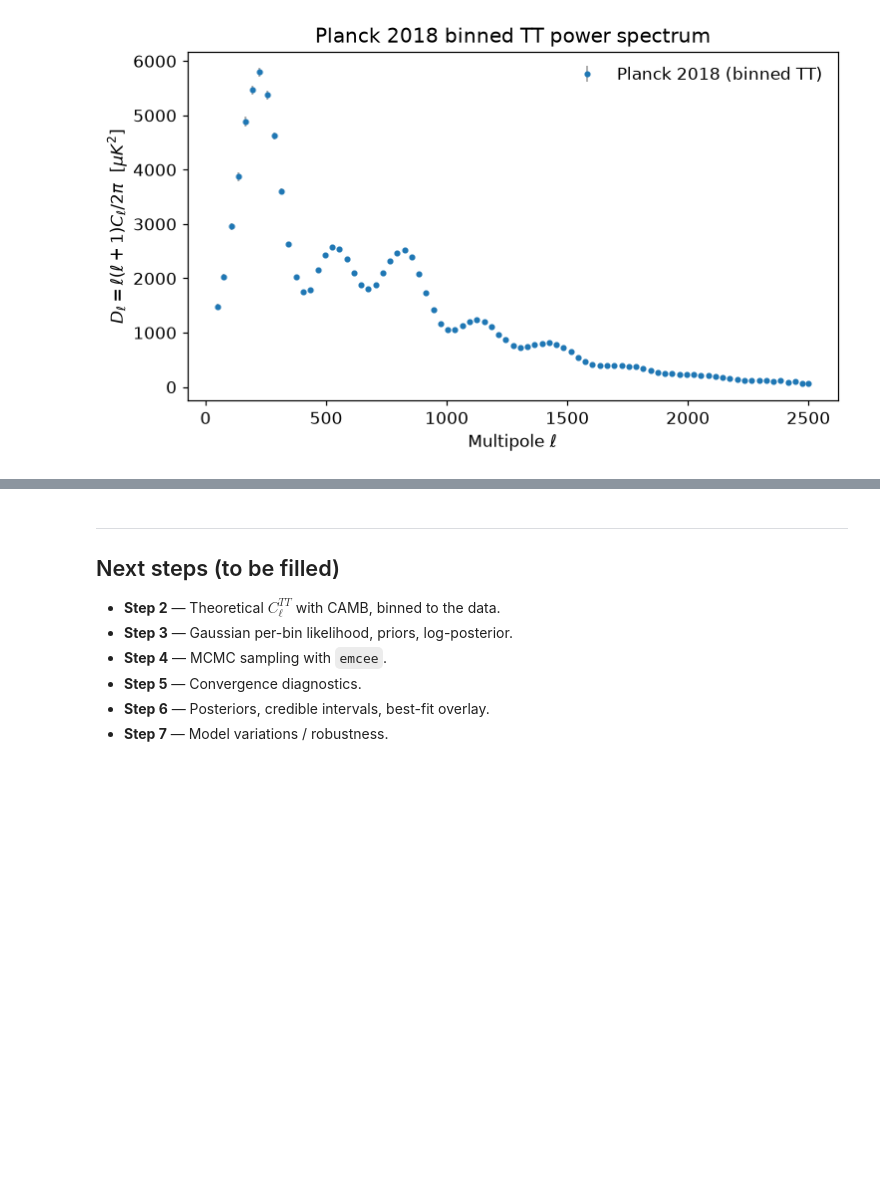
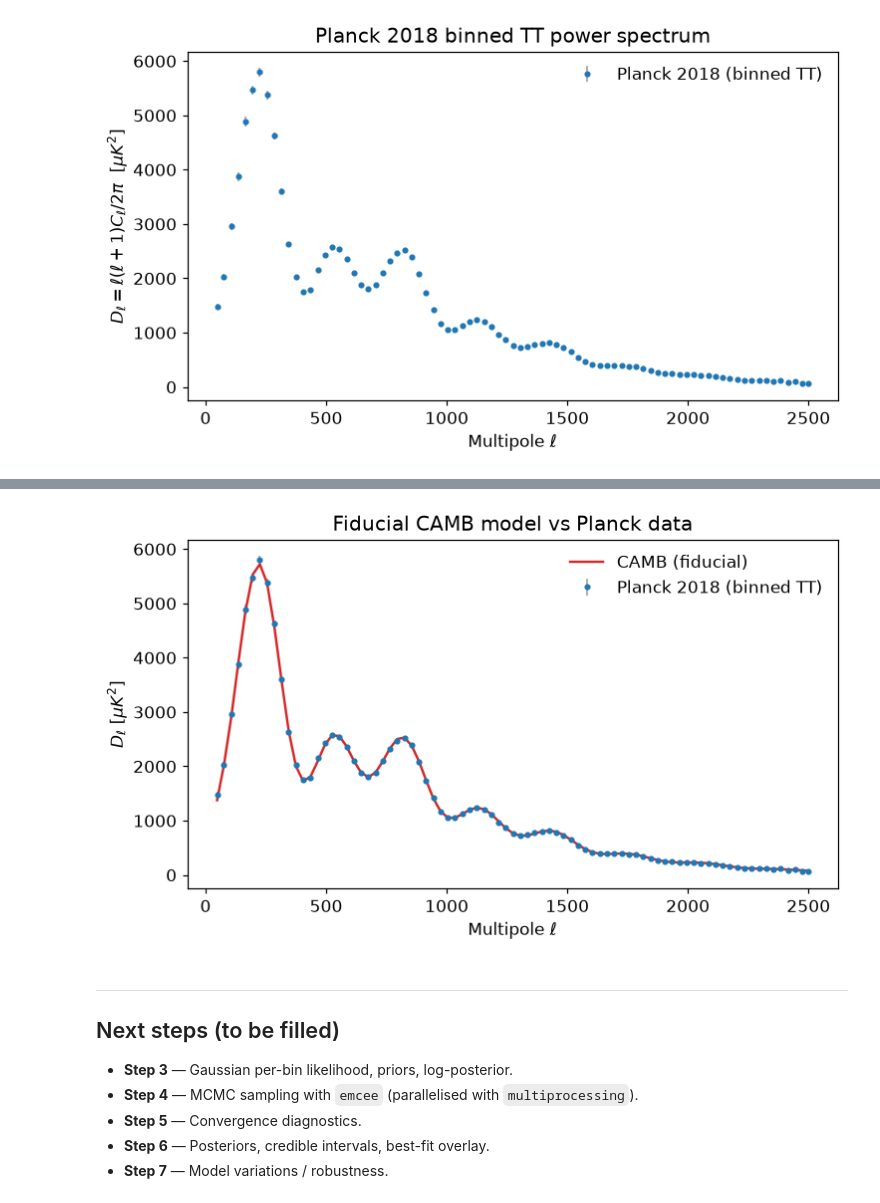
Before and after one commit to edwphysics/advanced_lab, a Jupyter notebook: final_project/planck_inference.ipynb, the cells around one changed output, grey strips where cells are left out. Cells and saved outputs as stored; diff of their text form; code cells hidden in the pictures; blank space fills up the shorter version.

Commit message:
add: Test of theory from camb vs data

```diff
--- a/final_project/planck_inference.ipynb
+++ b/final_project/planck_inference.ipynb
@@ -65,9 +75,44 @@ plt.show()
+# %%
+# Step 2: theoretical binned D_l^TT with CAMB
+import camb
+
+LMAX = int(np.ceil(ell.max())) + 50      # compute slightly beyond the data
+
+def theory_dl(theta):
+    """Binned theory D_l^TT [muK^2] at the data multipoles.
+    theta = [ombh2, omch2, H0, tau, ln10As, ns]."""
+    ombh2, omch2, H0, tau, ln10As, ns = theta
+    pars = camb.set_params(H0=H0, ombh2=ombh2, omch2=omch2, tau=tau,
+                           As=1e-10*np.exp(ln10As), ns=ns,
+                           mnu=0.0, lmax=LMAX, lens_potential_accuracy=0)
+    res = camb.get_results(pars)
+    # raw_cl=False (default): array is already D_l = l(l+1)C_l/2pi
+    dl = res.get_cmb_power_spectra(pars, CMB_unit="muK")["total"][:, 0]
+    return np.interp(ell, np.arange(dl.size), dl)   # interp to effective l
+# %%
+# Step 2: sanity check - theory at Planck 2018 fiducial values vs data
+# [ombh2, omch2, H0, tau, ln10As, ns]
+theta_fid = [0.02237, 0.1200, 67.36, 0.0544, 3.044, 0.9649]
+dl_fid = theory_dl(theta_fid)
+
+fig, ax = plt.subplots(figsize=(7, 4.2))
+ax.errorbar(ell, Dl, yerr=err, fmt="o", ms=3, lw=1, color="C0",
+            ecolor="0.6", label="Planck 2018 (binned TT)")
+ax.plot(ell, dl_fid, "-", color="C3", lw=1.6, label="CAMB (fiducial)")
+ax.set_xlabel(r"Multipole $\ell$")
+ax.set_ylabel(r"$D_\ell\ [\mu K^2]$")
+ax.set_title("Fiducial CAMB model vs Planck data")
+ax.legend(frameon=False)
+fig.tight_layout()
+fig.savefig(os.path.join(FIG_DIR, "theory_vs_data.pdf"))
+plt.show()
+# %% [output]
+[figure, added]
 # %% [markdown]
 ---
 ## Next steps (to be filled)
-- **Step 2** — Theoretical $C_\ell^{TT}$ with CAMB, binned to the data.
 - **Step 3** — Gaussian per-bin likelihood, priors, log-posterior.
-- **Step 4** — MCMC sampling with `emcee`.
+- **Step 4** — MCMC sampling with `emcee` (parallelised with `multiprocessing`).
 - **Step 5** — Convergence diagnostics.
 - **Step 6** — Posteriors, credible intervals, best-fit overlay.
 - **Step 7** — Model variations / robustness.
```
Also changed, not shown: parts of 1 cell of this notebook, 2 other files.
